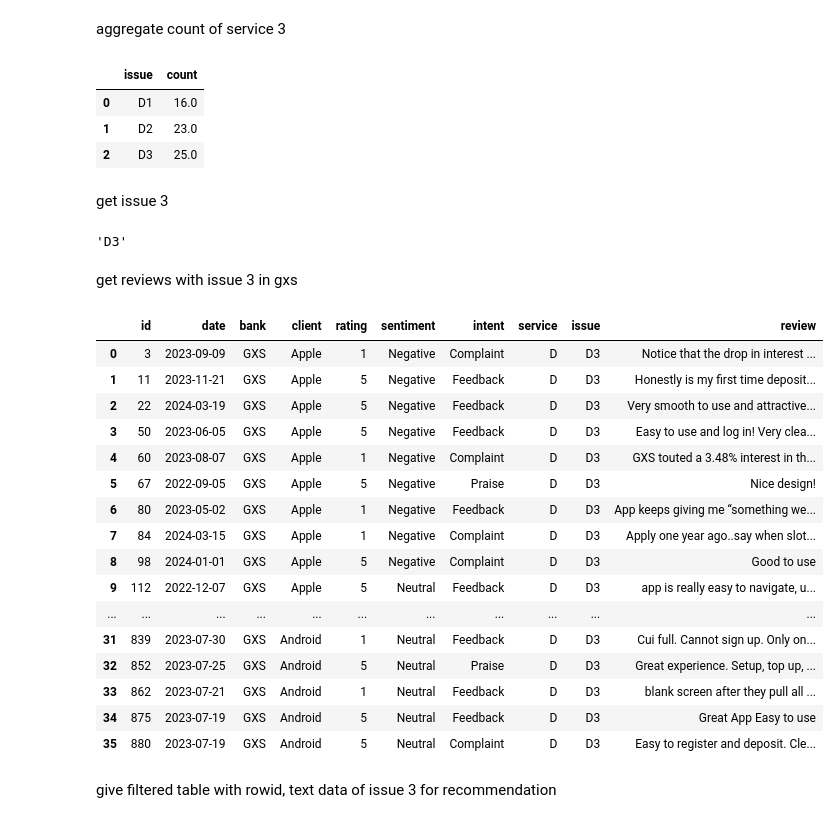
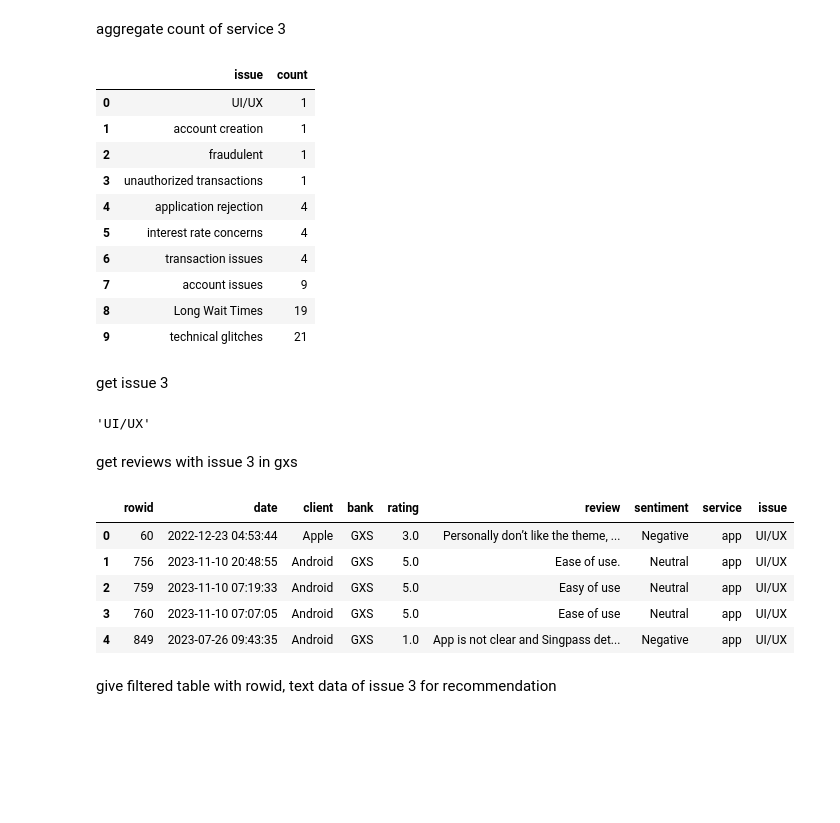
Before and after one commit to calebleehy/sentiment-analysis-with-llms, a Jupyter notebook: frontend/dashboard/eda.ipynb, the cells around one changed output. Drawn from its saved outputs; the diff is of its cells as text; code cells hidden in the pictures; blank space fills up the shorter version.

```diff
--- a/frontend/dashboard/eda.ipynb
+++ b/frontend/dashboard/eda.ipynb
@@ -416,8 +479,8 @@ trust_pos_service_by_count.head()
 # %%
-# Find the row with the maximum count in the 'count_column'
-max_count_row_service_3 = trust_pos_service_by_count.loc[trust_pos_service_by_count['count'].idxmax()]
+# Find the row with the minimum count in the 'count_column'
+min_count_row_service_3 = trust_neg_service_by_count.loc[trust_neg_service_by_count['count'].idxmin()]
 
-# Get the variable with the most count
-service_3 = max_count_row_service_3['service']
+# Get the variable with the least count
+service_3 = min_count_row_service_3['service']
 service_3
 # %% [output]
@@ -425,8 +488,8 @@ service_3
 # %% [markdown]
 filter service 3
 # %%
-service_3_df = trust_pos[trust_pos['service'] == service_3]
+service_3_df = trust_neg[trust_neg['service'] == service_3]
 # Reset the index if needed
 service_3_df.reset_index(drop=True, inplace=True)
-service_3_df.head()
+service_3_df
 # %% [output]
@@ -440,52 +510,50 @@ service_3_df.head()
 aggregate count of service 3
 # %%
 # Aggregate the DataFrame by a specific column
-trust_pos_issue_by_count = service_3_df.groupby('issue').apply(issue_count_agg_function).dropna()
+trust_neg_issue_by_count = service_3_df.groupby('issue').apply(issue_count_agg_function).dropna()
+trust_neg_issue_by_count_no_other = trust_neg_issue_by_count[(trust_neg_issue_by_count['issue'] != 'other')]
+trust_neg_issue_by_count_no_other = trust_neg_issue_by_count_no_other.sort_values(by = 'count')
 # Reset the index if needed
-trust_pos_issue_by_count.reset_index(drop=True, inplace=True)
+trust_neg_issue_by_count_no_other.reset_index(drop=True, inplace=True)
 
-trust_pos_issue_by_count.head()
+trust_neg_issue_by_count_no_other
 # %% [output]
 |  | issue | count |
-| 0 | D1 | 16.0 |
-| 1 | D2 | 23.0 |
-| 2 | D3 | 25.0 |
+| 0 | UI/UX | 1 |
+| 1 | account creation | 1 |
+| 2 | fraudulent | 1 |
+| 3 | unauthorized transactions | 1 |
+| 4 | application rejection | 4 |
+| 5 | interest rate concerns | 4 |
+| 6 | transaction issues | 4 |
+| 7 | account issues | 9 |
+| 8 | Long Wait Times | 19 |
+| 9 | technical glitches | 21 |
 # %% [markdown]
 get issue 3
 # %%
-# Find the row with the maximum count in the 'count_column'
-max_count_row_issue_3 = trust_pos_issue_by_count.loc[trust_pos_issue_by_count['count'].idxmax()]
+# Find the row with the minimum count in the 'count_column'
+min_count_row_issue_3 = trust_neg_issue_by_count_no_other.loc[trust_neg_issue_by_count_no_other['count'].idxmin()]
 
 # Get the variable with the most count
-issue_3 = max_count_row_issue_3['issue']
+issue_3 = min_count_row_issue_3['issue']
 issue_3
 # %% [output]
-'D3'
+'UI/UX'
 # %% [markdown]
 get reviews with issue 3 in gxs
 # %%
 issue_3_df = gxs[gxs['issue'] == issue_3]
 # Reset the index if needed
 issue_3_df.reset_index(drop=True, inplace=True)
-issue_3_df.head()
+issue_3_df
 # %% [output]
-|  | id | date | bank | client | rating | sentiment | intent | service | issue | review |
-| 0 | 3 | 2023-09-09 | GXS | Apple | 1 | Negative | Complaint | D | D3 | Notice that the drop in interest ... |
-| 1 | 11 | 2023-11-21 | GXS | Apple | 5 | Negative | Feedback | D | D3 | Honestly is my first time deposit... |
-| 2 | 22 | 2024-03-19 | GXS | Apple | 5 | Negative | Feedback | D | D3 | Very smooth to use and attractive... |
-| 3 | 50 | 2023-06-05 | GXS | Apple | 5 | Negative | Feedback | D | D3 | Easy to use and log in! Very clea... |
-| 4 | 60 | 2023-08-07 | GXS | Apple | 1 | Negative | Complaint | D | D3 | GXS touted a 3.48% interest in th... |
-| 5 | 67 | 2022-09-05 | GXS | Apple | 5 | Negative | Praise | D | D3 | Nice design! |
-| 6 | 80 | 2023-05-02 | GXS | Apple | 1 | Negative | Feedback | D | D3 | App keeps giving me “something we... |
-| 7 | 84 | 2024-03-15 | GXS | Apple | 1 | Negative | Complaint | D | D3 | Apply one year ago..say when slot... |
-| 8 | 98 | 2024-01-01 | GXS | Apple | 5 | Negative | Complaint | D | D3 | Good to use |
-| 9 | 112 | 2022-12-07 | GXS | Apple | 5 | Neutral | Feedback | D | D3 | app is really easy to navigate, u... |
-| ... | ... | ... | ... | ... | ... | ... | ... | ... | ... | ... |
-| 31 | 839 | 2023-07-30 | GXS | Android | 1 | Neutral | Feedback | D | D3 | Cui full. Cannot sign up. Only on... |
-| 32 | 852 | 2023-07-25 | GXS | Android | 5 | Neutral | Praise | D | D3 | Great experience. Setup, top up, ... |
-| 33 | 862 | 2023-07-21 | GXS | Android | 1 | Neutral | Feedback | D | D3 | blank screen after they pull all ... |
-| 34 | 875 | 2023-07-19 | GXS | Android | 5 | Neutral | Feedback | D | D3 | Great App Easy to use |
-| 35 | 880 | 2023-07-19 | GXS | Android | 5 | Neutral | Complaint | D | D3 | Easy to register and deposit. Cle... |
+|  | rowid | date | client | bank | rating | review | sentiment | service | issue |
+| 0 | 60 | 2022-12-23 04:53:44 | Apple | GXS | 3.0 | Personally don’t like the theme, ... | Negative | app | UI/UX |
+| 1 | 756 | 2023-11-10 20:48:55 | Android | GXS | 5.0 | Ease of use. | Neutral | app | UI/UX |
+| 2 | 759 | 2023-11-10 07:19:33 | Android | GXS | 5.0 | Easy of use | Neutral | app | UI/UX |
+| 3 | 760 | 2023-11-10 07:07:05 | Android | GXS | 5.0 | Ease of use | Neutral | app | UI/UX |
+| 4 | 849 | 2023-07-26 09:43:35 | Android | GXS | 1.0 | App is not clear and Singpass det... | Negative | app | UI/UX |
 # %% [markdown]
 give filtered table with rowid, text data of issue 3 for recommendation
 # %%
```
Also changed, not shown: parts of 41 cells of this notebook, 2 other files.
